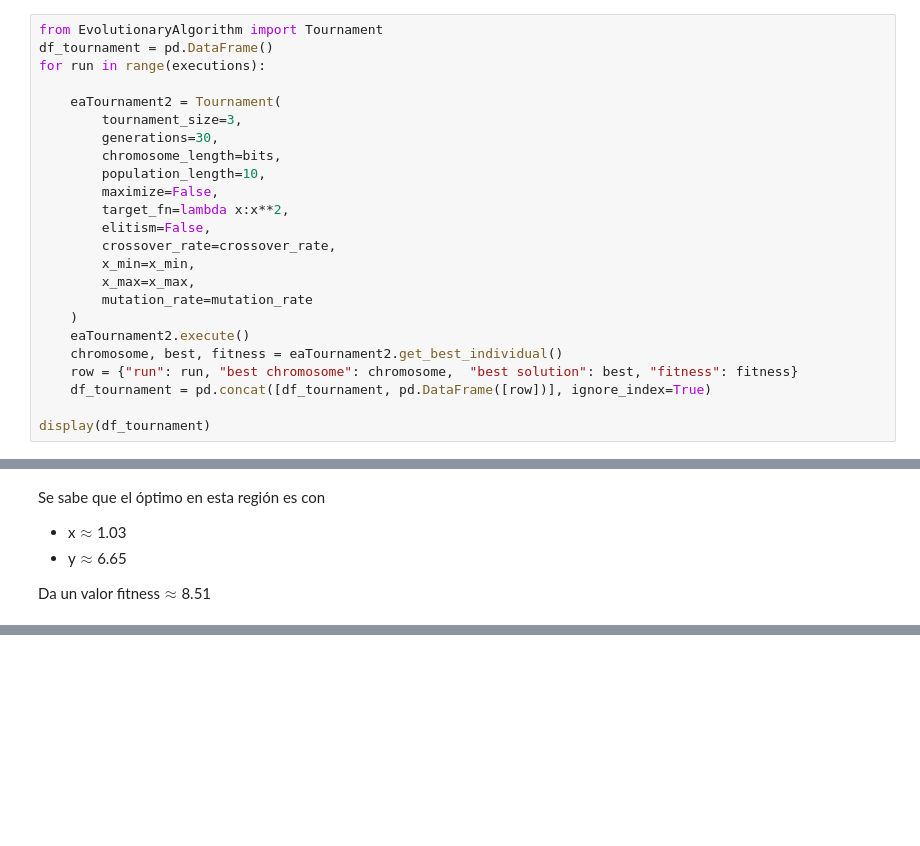
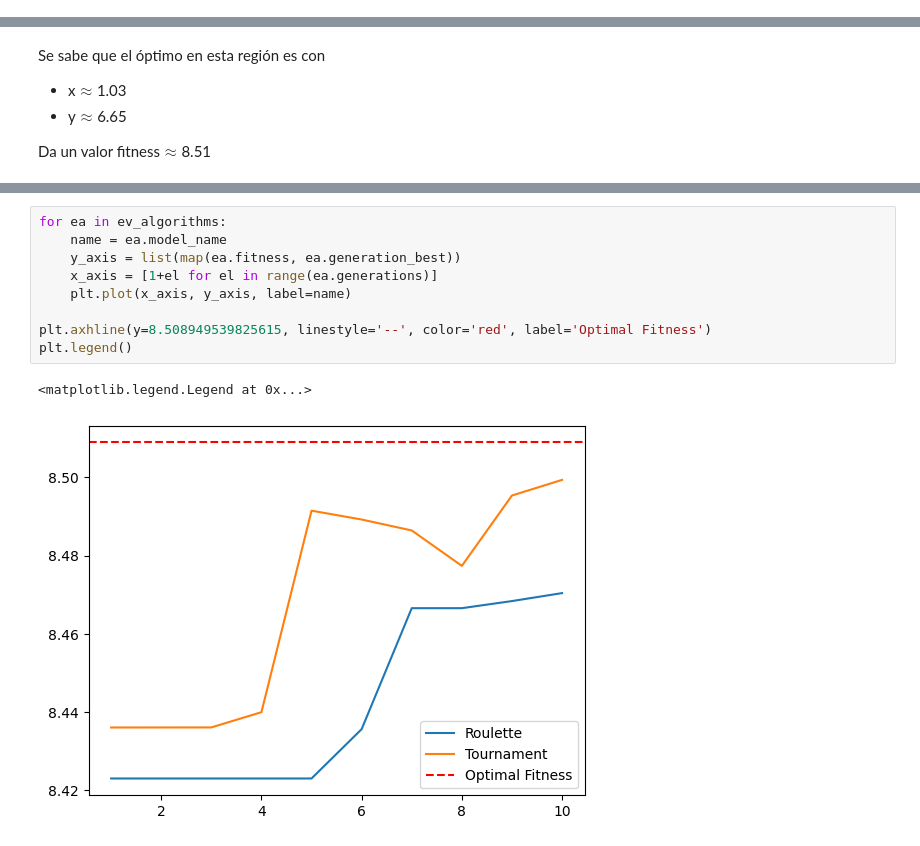
Before and after one commit to gx-ceia-tps/evolutionary-algorithms, a Jupyter notebook: ea-tp1/tp1.ipynb, the cells around one changed output, grey strips where cells are left out. Saved outputs shown, nothing was run; the diff lists cells and outputs as text; blank space fills up the shorter version.

```diff
--- a/ea-tp1/tp1.ipynb
+++ b/ea-tp1/tp1.ipynb
@@ -346,24 +340,0 @@ Así que resta conseguir para Tournament.
-# %%
-from EvolutionaryAlgorithm import Tournament
-df_tournament = pd.DataFrame()
-for run in range(executions):
-
-    eaTournament2 = Tournament(
-        tournament_size=3,
-        generations=30,
-        chromosome_length=bits,
-        population_length=10,
-        maximize=False,
-        target_fn=lambda x:x**2,
-        elitism=False,
-        crossover_rate=crossover_rate,
-        x_min=x_min,
-        x_max=x_max,
-        mutation_rate=mutation_rate
-    )
-    eaTournament2.execute()
-    chromosome, best, fitness = eaTournament2.get_best_individual()
-    row = {"run": run, "best chromosome": chromosome,  "best solution": best, "fitness": fitness}
-    df_tournament = pd.concat([df_tournament, pd.DataFrame([row])], ignore_index=True)
-
-display(df_tournament)
@@ -548,0 +450,12 @@ display(df_tournament)
+# %%
+for ea in ev_algorithms:
+    name = ea.model_name
+    y_axis = list(map(ea.fitness, ea.generation_best))
+    x_axis = [1+el for el in range(ea.generations)]
+    plt.plot(x_axis, y_axis, label=name)
+
+plt.axhline(y=8.508949539825615, linestyle='--', color='red', label='Optimal Fitness')
+plt.legend()
+# %% [output]
+<matplotlib.legend.Legend at 0x...>
+[figure, added]
```
Also changed, not shown: parts of 20 cells of this notebook, 1 other file.
